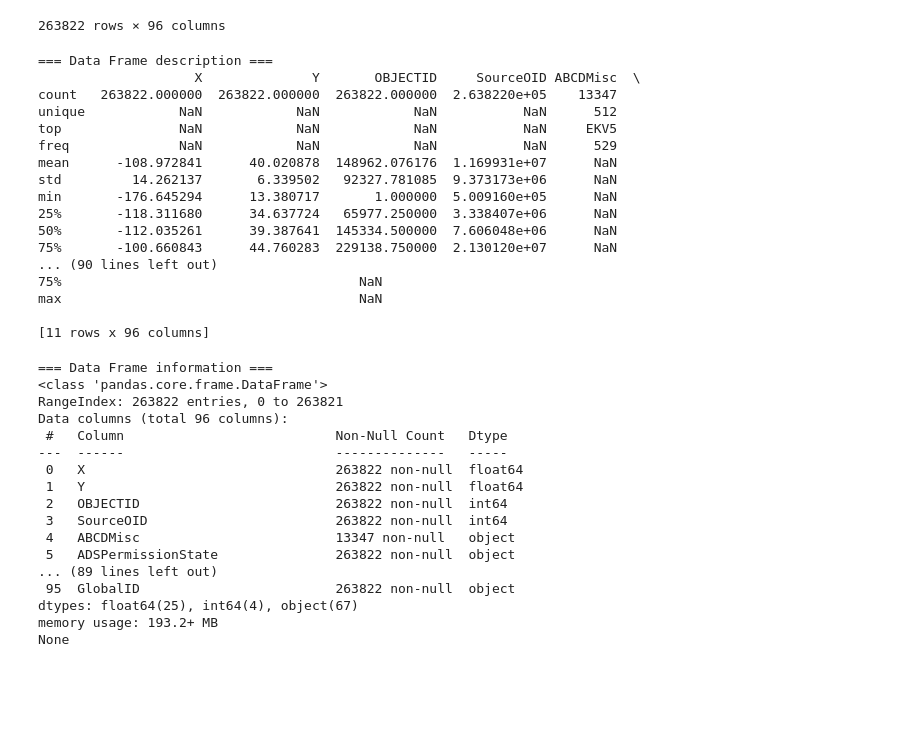
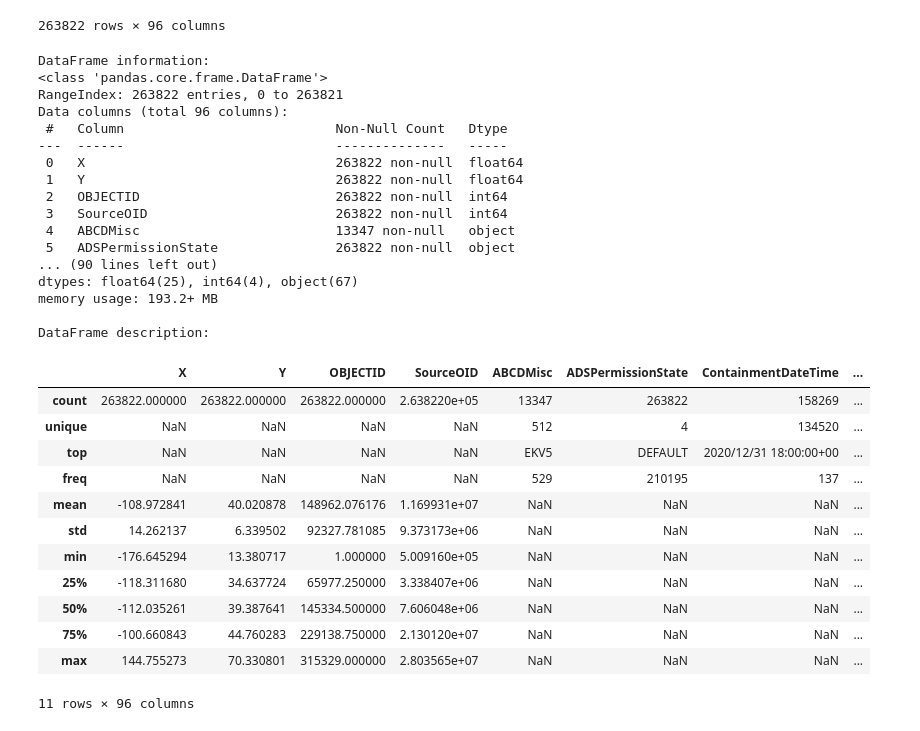
Before and after one commit to jenzalkind/intro-to-data-science-project, a Jupyter notebook: data_acquisition_crawling.ipynb, the cells around one changed output. Saved outputs shown, nothing was run; the diff lists cells and outputs as text; code cells hidden in the pictures; blank space fills up the shorter version.

Commit message:
Update data_acquisition_crawling.ipynb
Verifying markdowns and adding missing stuff

```diff
--- a/data_acquisition_crawling.ipynb
+++ b/data_acquisition_crawling.ipynb
@@ -109,44 +107,39 @@ df
 | 263821 | -116.021813 | 43.189436 | 315329 | 28035654 | NaN | FIREREPORTING | 2023/05/20 22:29:00+00 | ... |
 263822 rows × 96 columns
 # %%
-print("=== Data Frame description ===")
-print(df.describe(include='all'))
+print('DataFrame information:')
+df.info()
+print()
+print('DataFrame description:')
+df.describe(include='all')
 # %% [output]
-=== Data Frame description ===
-                    X              Y       OBJECTID     SourceOID ABCDMisc  \
-count   263822.000000  263822.000000  263822.000000  2.638220e+05    13347
-unique            NaN            NaN            NaN           NaN      512
-top               NaN            NaN            NaN           NaN     EKV5
-freq              NaN            NaN            NaN           NaN      529
-mean      -108.972841      40.020878  148962.076176  1.169931e+07      NaN
-std         14.262137       6.339502   92327.781085  9.373173e+06      NaN
-min       -176.645294      13.380717       1.000000  5.009160e+05      NaN
-25%       -118.311680      34.637724   65977.250000  3.338407e+06      NaN
-50%       -112.035261      39.387641  145334.500000  7.606048e+06      NaN
-75%       -100.660843      44.760283  229138.750000  2.130120e+07      NaN
+DataFrame information:
+<class 'pandas.core.frame.DataFrame'>
+RangeIndex: 263822 entries, 0 to 263821
+Data columns (total 96 columns):
+ #   Column                           Non-Null Count   Dtype
+---  ------                           --------------   -----
+ 0   X                                263822 non-null  float64
+ 1   Y                                263822 non-null  float64
+ 2   OBJECTID                         263822 non-null  int64
+ 3   SourceOID                        263822 non-null  int64
+ 4   ABCDMisc                         13347 non-null   object
+ 5   ADSPermissionState               263822 non-null  object
 ... (90 lines left out)
-75%                                      NaN
-max                                      NaN
+dtypes: float64(25), int64(4), object(67)
+memory usage: 193.2+ MB
 
-[11 rows x 96 columns]
+DataFrame description:
+|  | X | Y | OBJECTID | SourceOID | ABCDMisc | ADSPermissionState | ContainmentDateTime | ... |
+| count | 263822.000000 | 263822.000000 | 263822.000000 | 2.638220e+05 | 13347 | 263822 | 158269 | ... |
+| unique | NaN | NaN | NaN | NaN | 512 | 4 | 134520 | ... |
+| top | NaN | NaN | NaN | NaN | EKV5 | DEFAULT | 2020/12/31 18:00:00+00 | ... |
+| freq | NaN | NaN | NaN | NaN | 529 | 210195 | 137 | ... |
+| mean | -108.972841 | 40.020878 | 148962.076176 | 1.169931e+07 | NaN | NaN | NaN | ... |
+| std | 14.262137 | 6.339502 | 92327.781085 | 9.373173e+06 | NaN | NaN | NaN | ... |
+| min | -176.645294 | 13.380717 | 1.000000 | 5.009160e+05 | NaN | NaN | NaN | ... |
+| 25% | -118.311680 | 34.637724 | 65977.250000 | 3.338407e+06 | NaN | NaN | NaN | ... |
+| 50% | -112.035261 | 39.387641 | 145334.500000 | 7.606048e+06 | NaN | NaN | NaN | ... |
+| 75% | -100.660843 | 44.760283 | 229138.750000 | 2.130120e+07 | NaN | NaN | NaN | ... |
+| max | 144.755273 | 70.330801 | 315329.000000 | 2.803565e+07 | NaN | NaN | NaN | ... |
+11 rows × 96 columns
-# %%
-print("=== Data Frame information ===")
-print(df.info())
-# %% [output]
-=== Data Frame information ===
-<class 'pandas.core.frame.DataFrame'>
-RangeIndex: 263822 entries, 0 to 263821
-Data columns (total 96 columns):
- #   Column                           Non-Null Count   Dtype
----  ------                           --------------   -----
- 0   X                                263822 non-null  float64
- 1   Y                                263822 non-null  float64
- 2   OBJECTID                         263822 non-null  int64
- 3   SourceOID                        263822 non-null  int64
- 4   ABCDMisc                         13347 non-null   object
- 5   ADSPermissionState               263822 non-null  object
-... (89 lines left out)
- 95  GlobalID                         263822 non-null  object
-dtypes: float64(25), int64(4), object(67)
-memory usage: 193.2+ MB
-None
```
Also changed, not shown: parts of 10 cells of this notebook.
